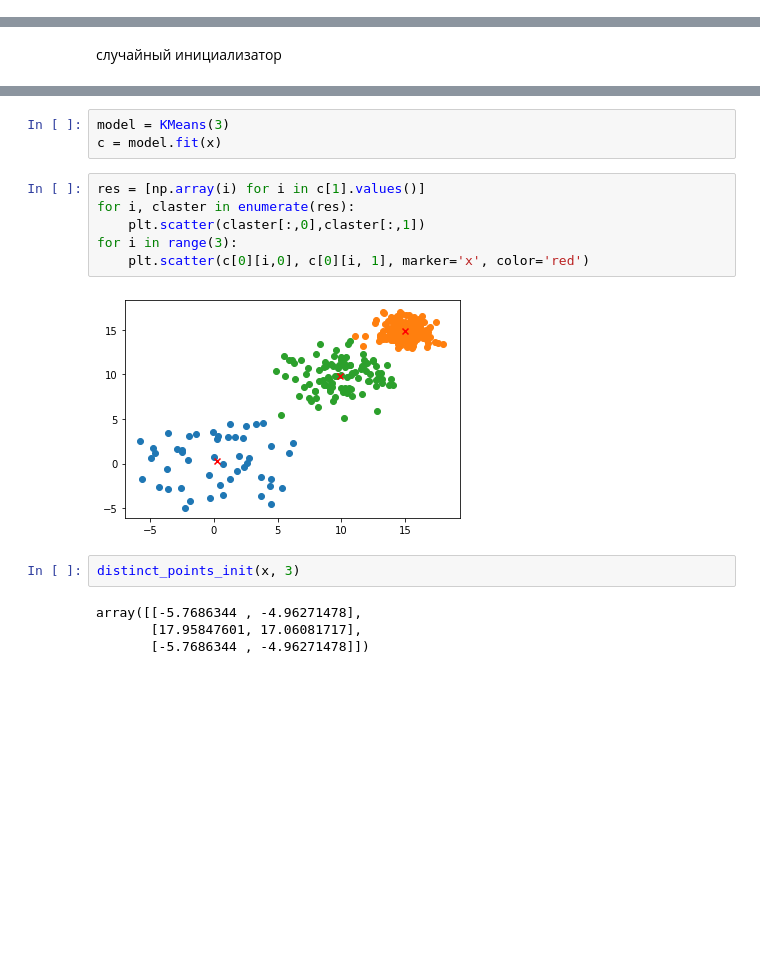
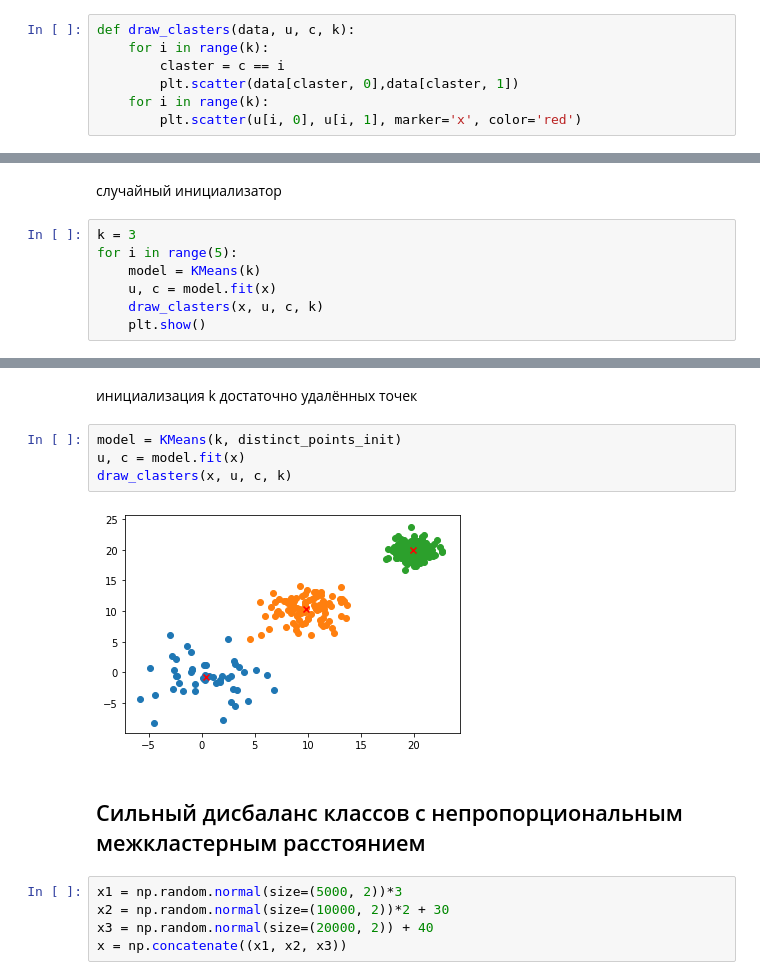
Before and after one commit to Dmitry315/Clasterization, a Jupyter notebook: K-means.ipynb, the cells around one changed output, grey strips where cells are left out. Drawn from its saved outputs; the diff is of its cells as text; blank space fills up the shorter version.

Commit message:
add some tests, optimize algorithm, fix custom initializer, sorted clasters

```diff
--- a/K-means.ipynb
+++ b/K-means.ipynb
@@ -69,3 +81,10 @@ class KMeans:
         return (u, c)
 # %% [markdown]
 # Testing
+# %%
+def draw_clasters(data, u, c, k):
+    for i in range(k):
+        claster = c == i
+        plt.scatter(data[claster, 0],data[claster, 1])
+    for i in range(k):
+        plt.scatter(u[i, 0], u[i, 1], marker='x', color='red')
@@ -87,2 +113,9 @@ plt.scatter(x[:, 0],x[:, 1])
 # %% [markdown]
 случайный инициализатор
+# %%
+k = 3
+for i in range(5):
+    model = KMeans(k)
+    u, c = model.fit(x)
+    draw_clasters(x, u, c, k)
+    plt.show()
@@ -89,17 +128,15 @@ plt.scatter(x[:, 0],x[:, 1])
+# %% [markdown]
+инициализация k достаточно удалённых точек
 # %%
-model = KMeans(3)
-c = model.fit(x)
+model = KMeans(k, distinct_points_init)
+u, c = model.fit(x)
+draw_clasters(x, u, c, k)
+# %% [output]
+[figure, added]
-# %%
-res = [np.array(i) for i in c[1].values()]
-for i, claster in enumerate(res):
-    plt.scatter(claster[:,0],claster[:,1])
-for i in range(3):
-    plt.scatter(c[0][i,0], c[0][i, 1], marker='x', color='red')
-# %% [output]
-[figure, removed]
-# %%
-distinct_points_init(x, 3)
-# %% [output]
-array([[-5.7686344 , -4.96271478],
-       [17.95847601, 17.06081717],
-       [-5.7686344 , -4.96271478]])
+# %% [markdown]
+## Сильный дисбаланс классов с непропорциональным межкластерным расстоянием
+# %%
+x1 = np.random.normal(size=(5000, 2))*3
+x2 = np.random.normal(size=(10000, 2))*2 + 30
+x3 = np.random.normal(size=(20000, 2)) + 40
+x = np.concatenate((x1, x2, x3))
```
Also changed, not shown: parts of 49 cells of this notebook.
